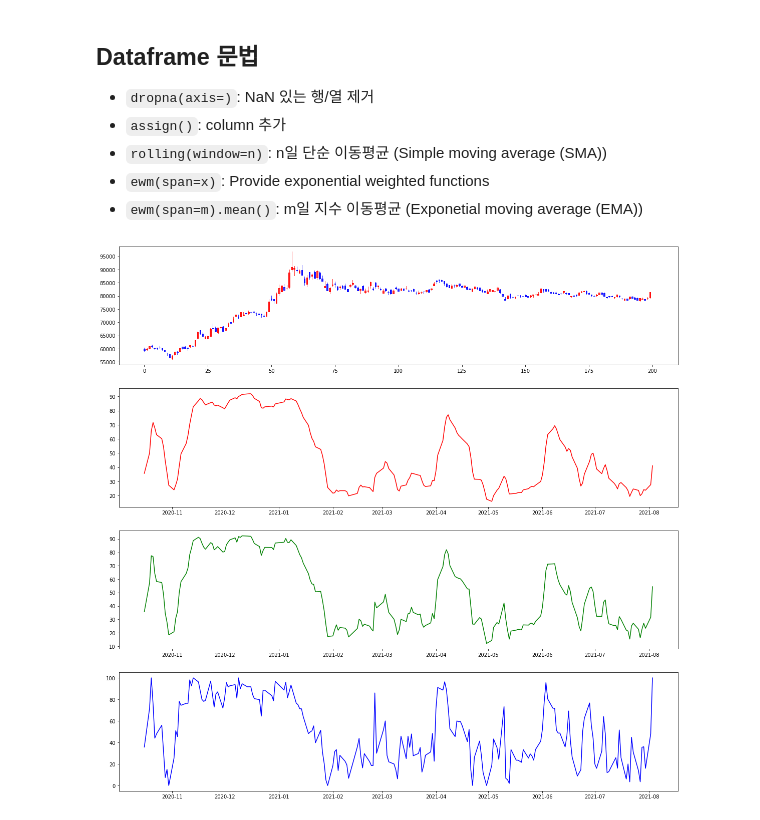
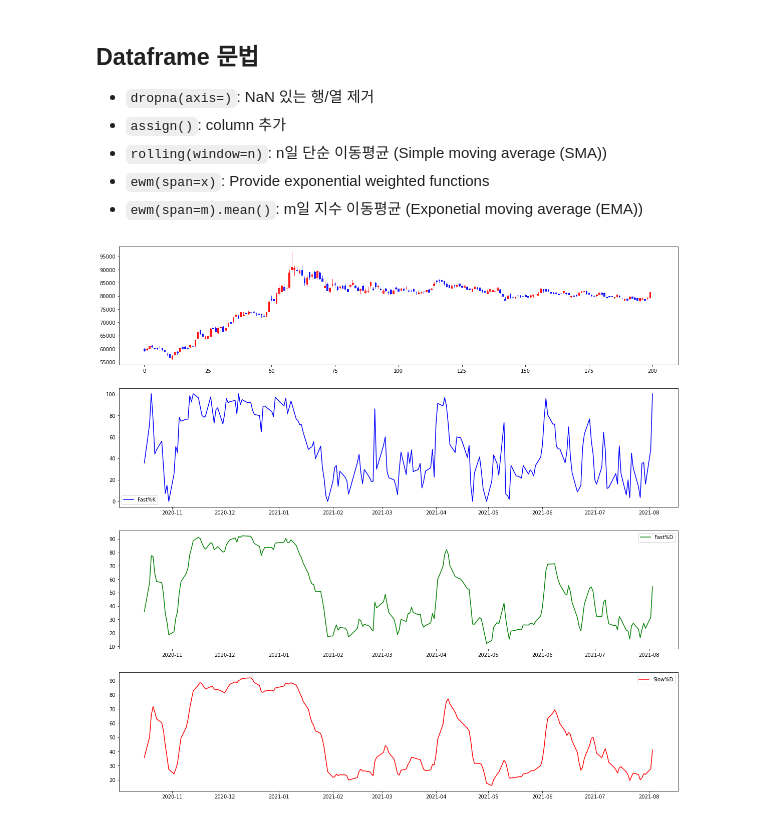
Before and after one commit to pathces-gone/study-python-stock, a Jupyter notebook: 04-stochastic.ipynb, the cells around one changed output. Saved outputs shown, nothing was run; the diff lists cells and outputs as text; code cells hidden in the pictures.

```diff
--- a/04-stochastic.ipynb
+++ b/04-stochastic.ipynb
@@ -99,24 +99,25 @@ def get_stochastic(df, n=15, m=5, t=3):
 # %%
 import datetime
 from mplfinance.original_flavor import candlestick2_ohlc
 import matplotlib.pyplot as plt
 
 df = get_stochastic(df)
 
 fig = plt.figure(figsize=(20,20))
 ax1 = fig.add_subplot(4,1,1)
 ax2 = fig.add_subplot(4,1,2)
 ax3 = fig.add_subplot(4,1,3)
 ax4 = fig.add_subplot(4,1,4)
 
-ax2.plot(df.date, df['kdj_j'], 'r',label='Slow%D')
+ax4.plot(df.date, df['kdj_j'], 'r',label='Slow%D')
 ax3.plot(df.date, df['kdj_d'], 'g',label='Fast%D')
-ax4.plot(df.date, df['kdj_k'], 'b',label='Fast%K')
-
+ax2.plot(df.date, df['kdj_k'], 'b',label='Fast%K')
 
 candlestick2_ohlc(ax1, df['open'],df['high'],df['low'], df['close'], width=0.5, colorup='r', colordown='b')
 
-
+ax4.legend()
+ax3.legend()
+ax2.legend()
 plt.show()
 # %% [output]
-[figure, old version]
+[figure, new version]
```
Also changed, not shown: parts of 2 cells of this notebook.
